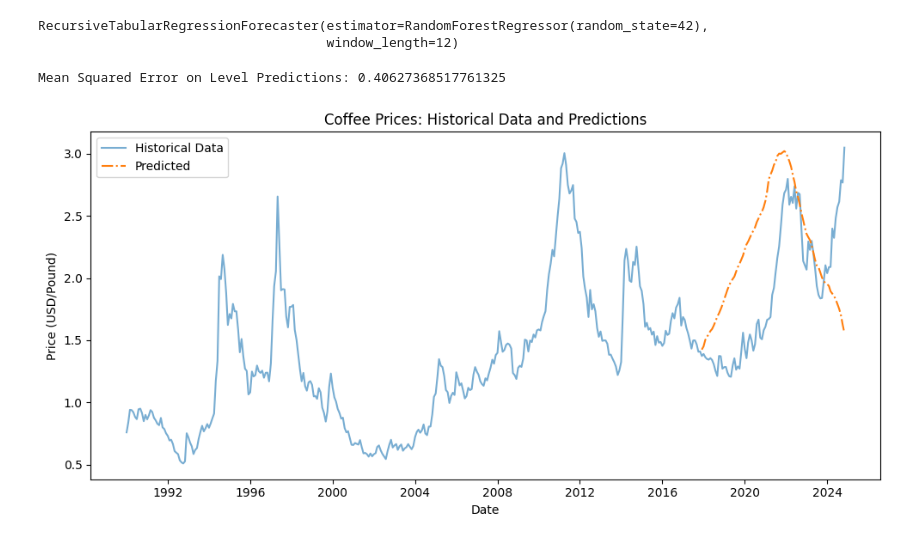
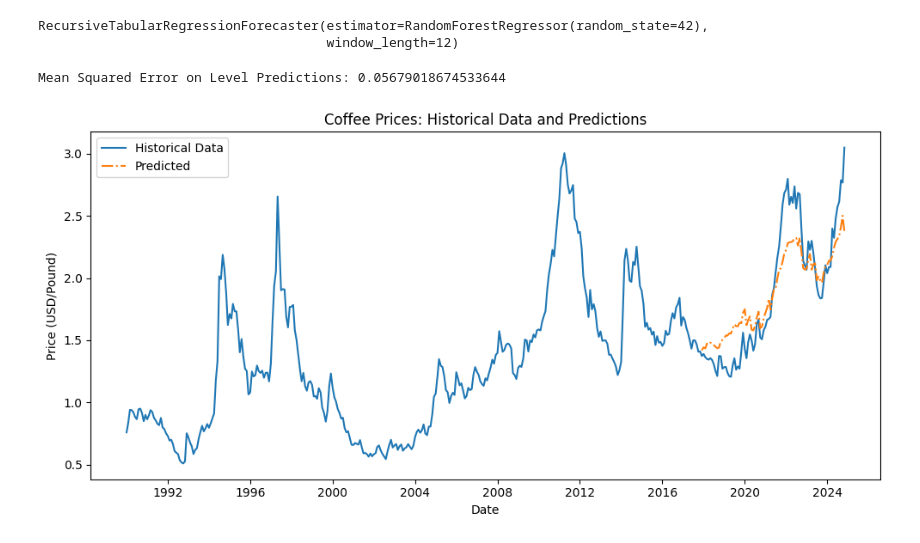
Before and after one commit to NicolasMSalas/eco395m_ml_coffee_trees, a Jupyter notebook: code/rand_forest.ipynb, the cells around one changed output. Cells and saved outputs as stored; diff of their text form; code cells hidden in the pictures.

```diff
--- a/code/rand_forest.ipynb
+++ b/code/rand_forest.ipynb
@@ -43,7 +43,7 @@ plt.show()
 y_diff = merged_df['Coffee'].diff().dropna()
 x_diff = merged_df.drop(columns=['Coffee']).diff().dropna()
 
-X_diff = X.loc[y.index]
+X_diff = x_diff.loc[y_diff.index]
 # %%
 y_train, y_test, X_train, X_test = temporal_train_test_split(y_diff, X_diff, test_size=0.2)
 # %%
@@ -70,20 +70,20 @@ y_test_level = y_test.cumsum() + last_train_level
 mse_level = mean_squared_error(y_test_level, y_pred_level)
 print('Mean Squared Error on Level Predictions:', mse_level)
 # %% [output]
-Mean Squared Error on Level Predictions: 0.40627368517761325
+Mean Squared Error on Level Predictions: 0.05679018674533644
 # %%
 plt.figure(figsize=(10, 5))
 
-plt.plot(merged_df.index, merged_df['Coffee'], label='Historical Data', alpha=0.6)
+plt.plot(merged_df.index, merged_df['Coffee'], label='Historical Data')
 
 test_dates = merged_df.index[-len(y_test):]
 plt.plot(test_dates, y_pred_level, label='Predicted', linestyle='-.')
 
 plt.title('Coffee Prices: Historical Data and Predictions')
 plt.xlabel('Date')
 plt.ylabel('Price (USD/Pound)')
 plt.legend()
 plt.tight_layout()
 plt.show()
 # %% [output]
-[figure, old version]
+[figure, new version]
```
